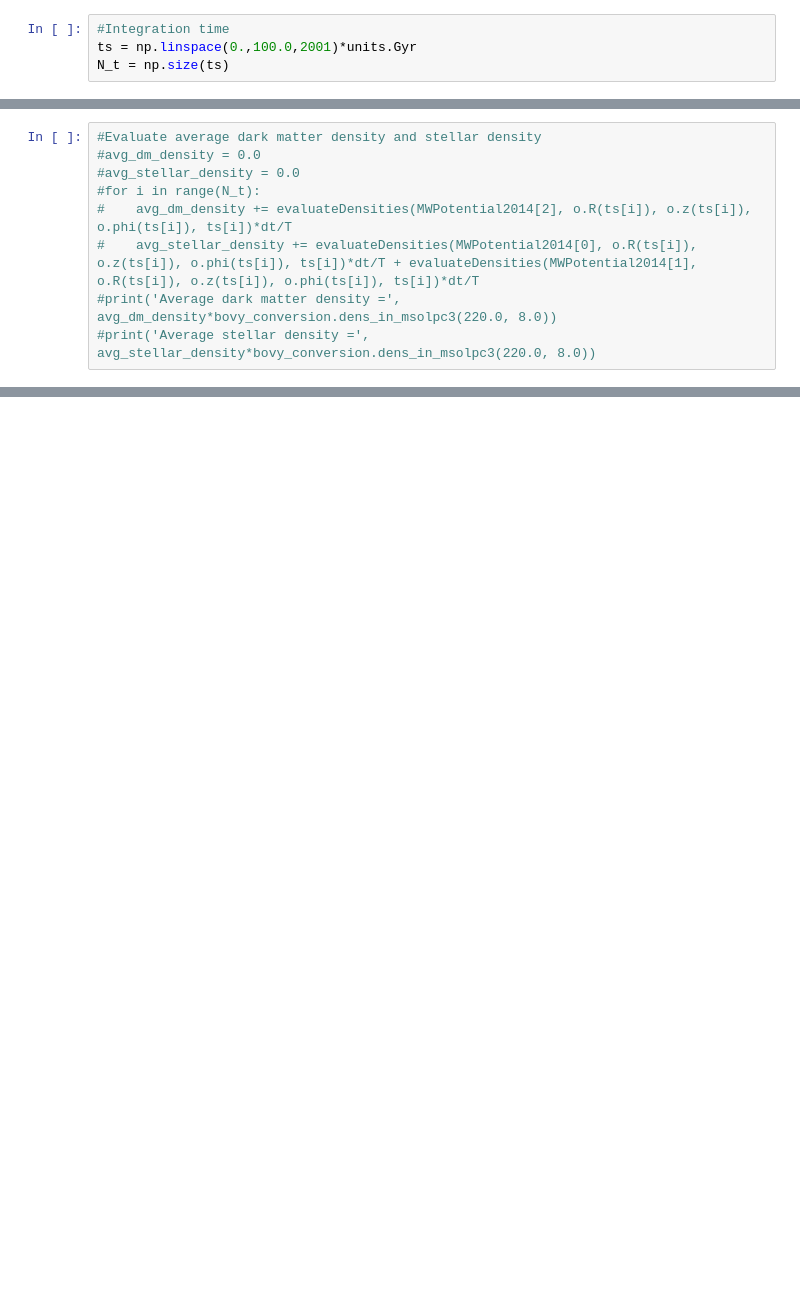
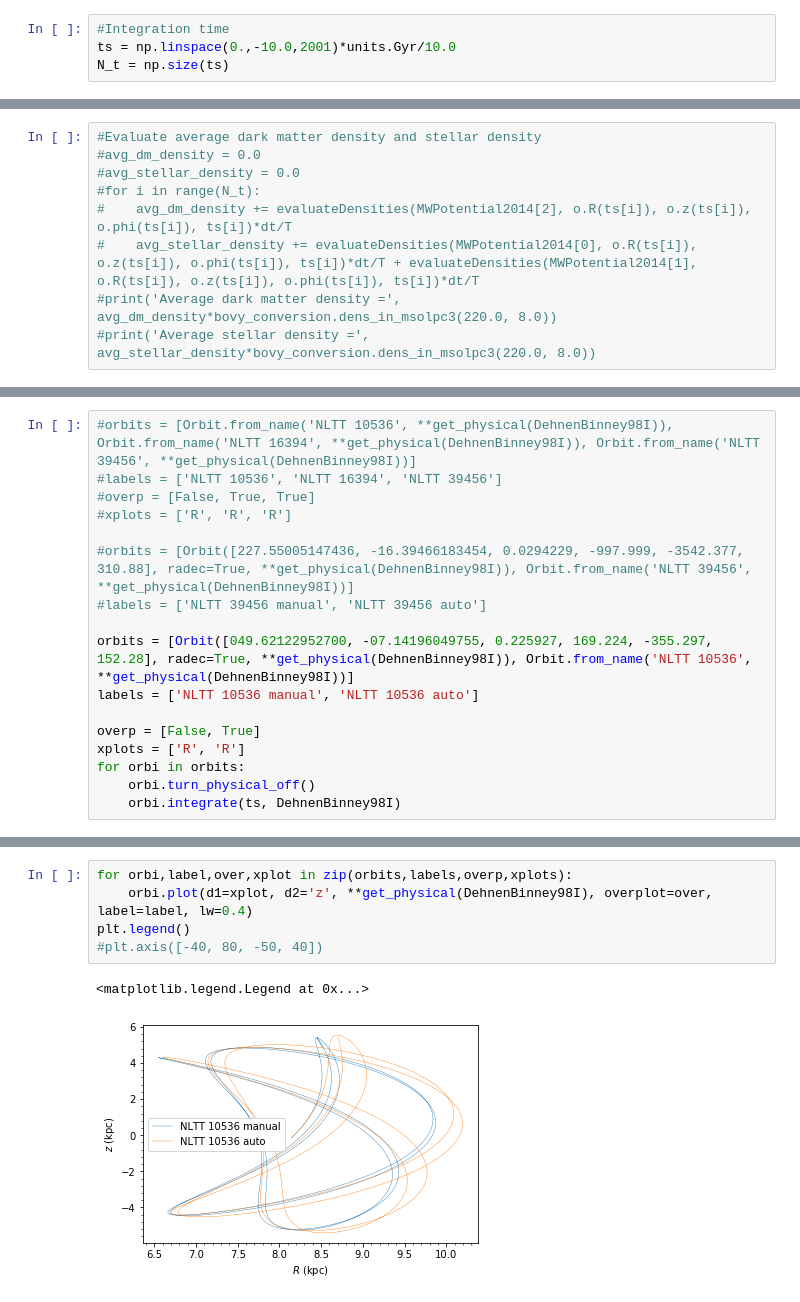
Before and after one commit to EmilyTyler/BinaryDisruption, a Jupyter notebook: Documents/Cpp-code/galpy_tests.ipynb, the cells around one changed output, grey strips where cells are left out. Cells and saved outputs as stored; diff of their text form; blank space fills up the shorter version.

```diff
--- a/Documents/Cpp-code/galpy_tests.ipynb
+++ b/Documents/Cpp-code/galpy_tests.ipynb
@@ -26,7 +27,7 @@ o.turn_physical_off()
 #o.flip(inplace = True)
 # %%
 #Integration time
-ts = np.linspace(0.,100.0,2001)*units.Gyr
+ts = np.linspace(0.,-10.0,2001)*units.Gyr/10.0
 N_t = np.size(ts)
 # %%
 #Integrate orbit
@@ -60,0 +60,17 @@ o.plot(**get_physical(DehnenBinney98I))
+# %%
+#orbits = [Orbit.from_name('NLTT 10536', **get_physical(DehnenBinney98I)), Orbit.from_name('NLTT 16394', **get_physical(DehnenBinney98I)), Orbit.from_name('NLTT 39456', **get_physical(DehnenBinney98I))]
+#labels = ['NLTT 10536', 'NLTT 16394', 'NLTT 39456']
+#overp = [False, True, True]
+#xplots = ['R', 'R', 'R']
+
+#orbits = [Orbit([227.55005147436, -16.39466183454, 0.0294229, -997.999, -3542.377, 310.88], radec=True, **get_physical(DehnenBinney98I)), Orbit.from_name('NLTT 39456', **get_physical(DehnenBinney98I))]
+#labels = ['NLTT 39456 manual', 'NLTT 39456 auto']
+
+orbits = [Orbit([049.62122952700, -07.14196049755, 0.225927, 169.224, -355.297, 152.28], radec=True, **get_physical(DehnenBinney98I)), Orbit.from_name('NLTT 10536', **get_physical(DehnenBinney98I))]
+labels = ['NLTT 10536 manual', 'NLTT 10536 auto']
+
+overp = [False, True]
+xplots = ['R', 'R']
+for orbi in orbits:
+    orbi.turn_physical_off()
+    orbi.integrate(ts, DehnenBinney98I)
@@ -60,0 +79,8 @@ o.plot(**get_physical(DehnenBinney98I))
+# %%
+for orbi,label,over,xplot in zip(orbits,labels,overp,xplots):
+    orbi.plot(d1=xplot, d2='z', **get_physical(DehnenBinney98I), overplot=over, label=label, lw=0.4)
+plt.legend()
+#plt.axis([-40, 80, -50, 40])
+# %% [output]
+<matplotlib.legend.Legend at 0x...>
+[figure, added]
```
Also changed, not shown: parts of 6 cells of this notebook, 4 other files.
